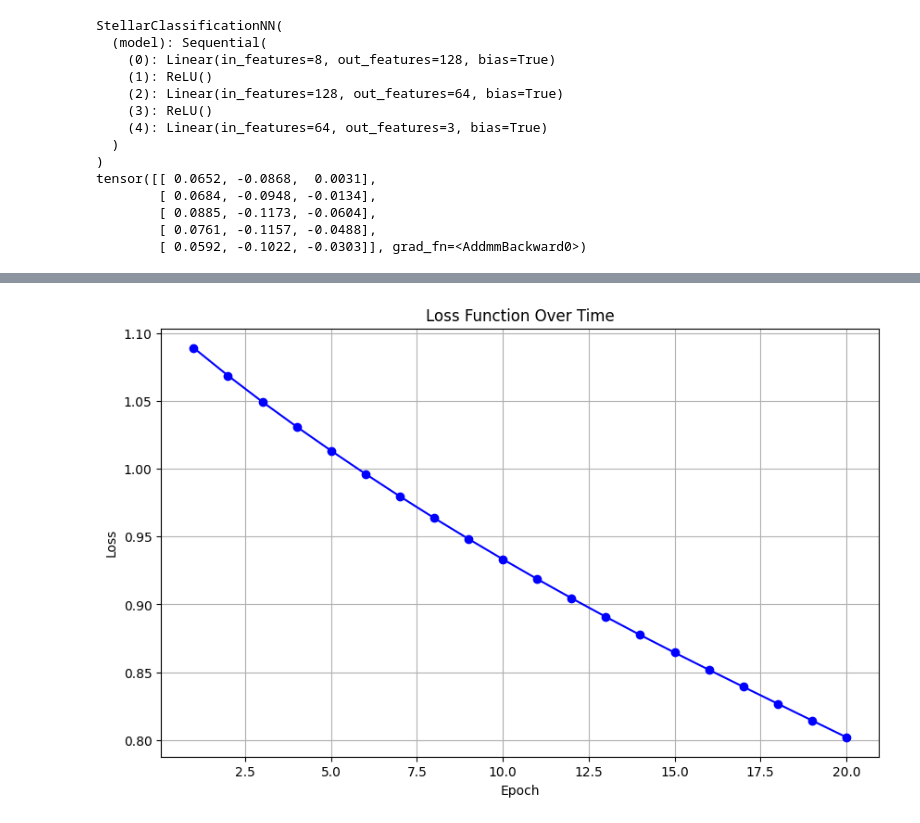
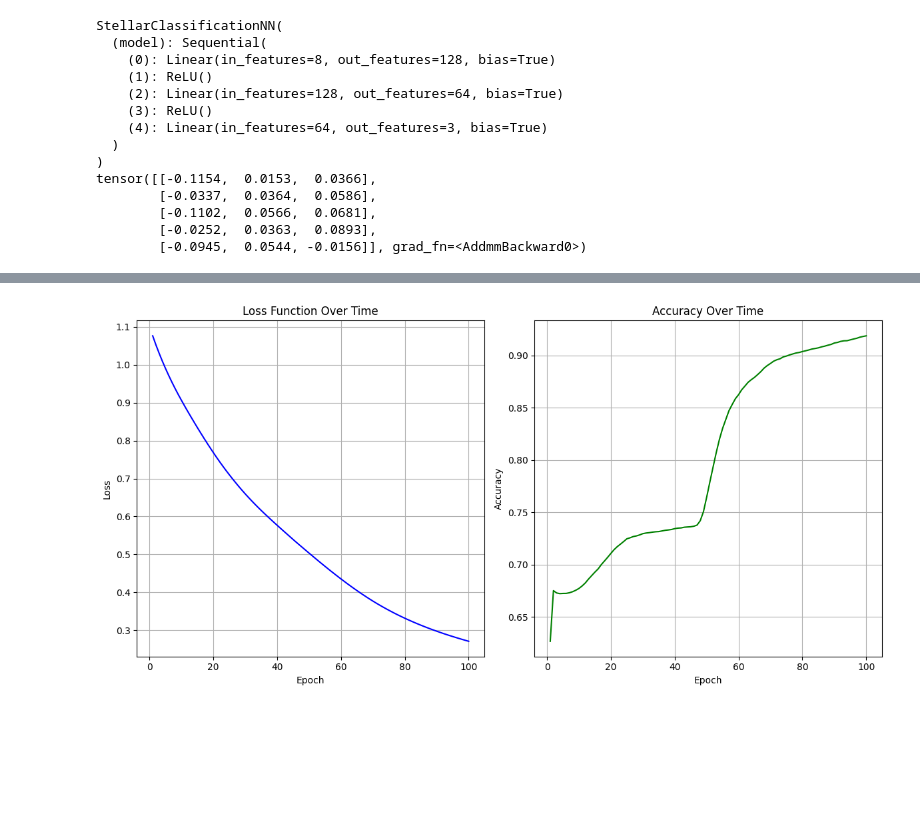
Before and after one commit to isabellebyrne/MATH4570-final-project, a Jupyter notebook: main.ipynb, the cells around one changed output, grey strips where cells are left out. Saved outputs shown, nothing was run; the diff lists cells and outputs as text; code cells hidden in the pictures; blank space fills up the shorter version.

```diff
--- a/main.ipynb
+++ b/main.ipynb
@@ -134,19 +18,20 @@ class StellarClassificationNN(nn.Module):
     def forward(self, x):
         return self.model(x)
 
-# Example usage
-if __name__ == "__main__":
-    # Assuming 8 input features: alpha, delta, u, g, r, i, z, redshift
-    input_size = 8
-    num_classes = 3  # Example: GALAXY, STAR, QUASAR
 
-    model = StellarClassificationNN(input_size, num_classes)
-    print(model)
 
-    # Dummy data for testing
-    x = torch.rand(5, input_size)  # Batch of 5 samples
-    logits = model(x)
-    print(logits)
+
+# Assuming 8 input features: alpha, delta, u, g, r, i, z, redshift
+input_size = 8
+num_classes = 3  # Example: GALAXY, STAR, QUASAR
+
+model = StellarClassificationNN(input_size, num_classes)
+print(model)
+
+# Dummy data for testing
+x = torch.rand(5, input_size)  # Batch of 5 samples
+logits = model(x)
+print(logits)
 # %% [output]
 StellarClassificationNN(
   (model): Sequential(
@@ -157,10 +42,10 @@ StellarClassificationNN(
     (4): Linear(in_features=64, out_features=3, bias=True)
   )
 )
-tensor([[ 0.0652, -0.0868,  0.0031],
-        [ 0.0684, -0.0948, -0.0134],
-        [ 0.0885, -0.1173, -0.0604],
-        [ 0.0761, -0.1157, -0.0488],
-        [ 0.0592, -0.1022, -0.0303]], grad_fn=<AddmmBackward0>)
+tensor([[-0.1154,  0.0153,  0.0366],
+        [-0.0337,  0.0364,  0.0586],
+        [-0.1102,  0.0566,  0.0681],
+        [-0.0252,  0.0363,  0.0893],
+        [-0.0945,  0.0544, -0.0156]], grad_fn=<AddmmBackward0>)
 # %%
 import pandas as pd
@@ -241,14 +81,15 @@ def train_model(model, X_train, y_train, X_test, y_test, num_epochs=20, learning
 # %%
 import matplotlib.pyplot as plt
 
-# Training function with loss tracking
+# Training function with loss and accuracy tracking
 def train_model_with_loss_plot(model, X_train, y_train, X_test, y_test, num_epochs=20, learning_rate=0.001):
     # Loss and optimizer
     criterion = nn.CrossEntropyLoss()
     optimizer = optim.Adam(model.parameters(), lr=learning_rate)
 
-    # Store loss values
+    # Store loss and accuracy values
     loss_history = []
+    accuracy_history = []
 
     # Training loop
     for epoch in range(num_epochs):
@@ -269,31 +110,45 @@ def train_model_with_loss_plot(model, X_train, y_train, X_test, y_test, num_epoc
             test_outputs = model(X_test)
             _, predicted = torch.max(test_outputs, 1)
             accuracy = (predicted == y_test).sum().item() / y_test.size(0)
+            accuracy_history.append(accuracy)  # Record accuracy
 
         print(f"Epoch [{epoch+1}/{num_epochs}], Loss: {loss.item():.4f}, Test Accuracy: {accuracy:.4f}")
 
-    # Plot the loss curve
-    plt.figure(figsize=(10, 6))
-    plt.plot(range(1, num_epochs + 1), loss_history, marker='o', linestyle='-', color='b')
+    # Plot the loss and accuracy curves
+    plt.figure(figsize=(12, 6))
+
+    # Plot loss
+    plt.subplot(1, 2, 1)
+    plt.plot(range(1, num_epochs + 1), loss_history, linestyle='-', color='b')
     plt.title("Loss Function Over Time")
     plt.xlabel("Epoch")
     plt.ylabel("Loss")
     plt.grid()
+
+    # Plot accuracy
+    plt.subplot(1, 2, 2)
+    plt.plot(range(1, num_epochs + 1), accuracy_history, linestyle='-', color='g')
+    plt.title("Accuracy Over Time")
+    plt.xlabel("Epoch")
+    plt.ylabel("Accuracy")
+    plt.grid()
+
+    plt.tight_layout()
     plt.show()
 # %%
-if __name__ == "__main__":
-    file_path = "star_classification.csv"  # Replace with the correct file path
 
-    # Load and preprocess data
-    X_train, X_test, y_train, y_test, num_classes = load_and_preprocess_data(file_path)
-    input_size = X_train.shape[1]
+file_path = "star_classification.csv"  # Replace with the correct file path
 
-    # Initialize the model
-    model = StellarClassificationNN(input_size, num_classes)
-    print(model)
+# Load and preprocess data
+X_train, X_test, y_train, y_test, num_classes = load_and_preprocess_data(file_path)
+input_size = X_train.shape[1]
 
-    # Train the model and plot the loss
-    train_model_with_loss_plot(model, X_train, y_train, X_test, y_test, num_epochs=20, learning_rate=0.001)
+# Initialize the model
+model = StellarClassificationNN(input_size, num_classes)
+print(model)
+
+# Train the model and plot the loss
+train_model_with_loss_plot(model, X_train, y_train, X_test, y_test, num_epochs=100, learning_rate=0.001)
 # %% [output]
 StellarClassificationNN(
   (model): Sequential(
@@ -315 +170 @@ Epoch [20/20], Loss: 0.8020, Test Accuracy: 0.6558
-[figure, old version]
+[figure, new version]
```
Also changed, not shown: parts of 11 cells of this notebook, 2 other files.
